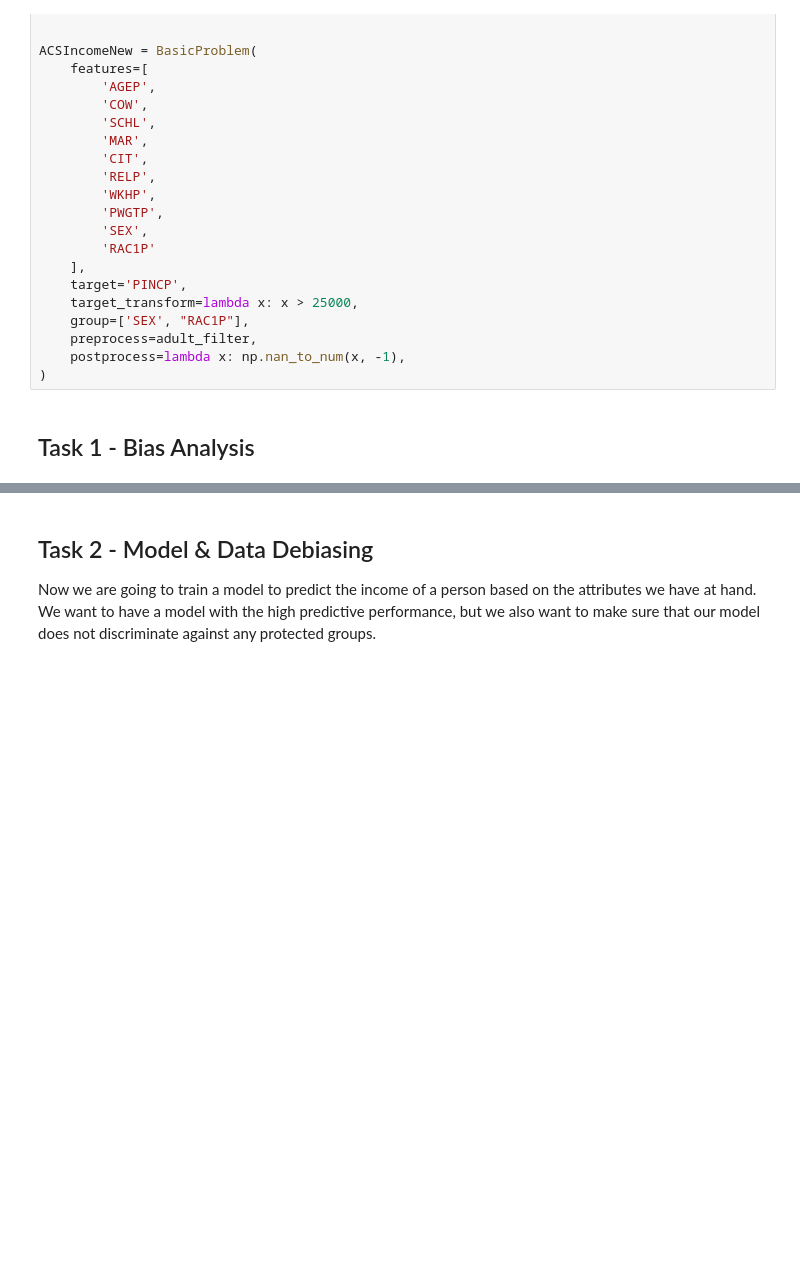
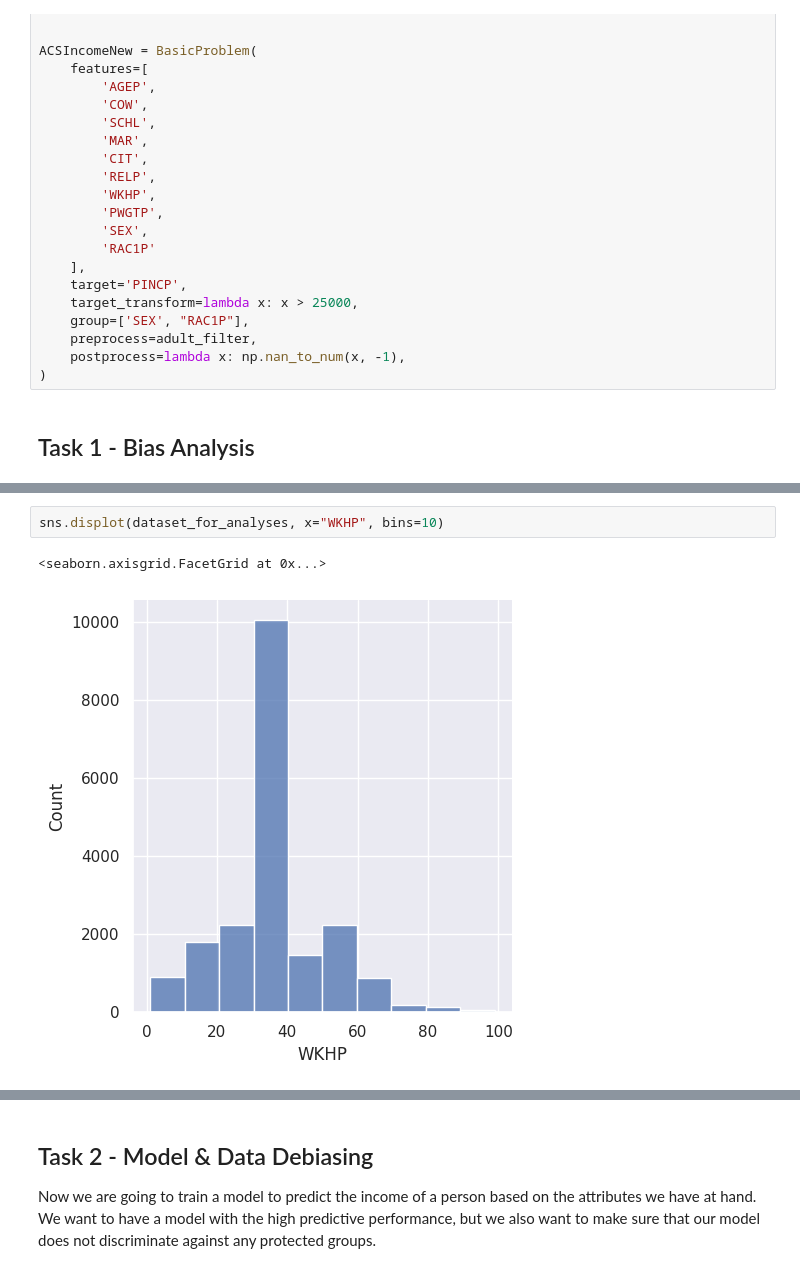
Before and after one commit to jorgedelpozolerida/-KDS_AlgorithmicFairness, a Jupyter notebook: Assignment2/assignment2.ipynb, the cells around one changed output, grey strips where cells are left out. Saved outputs shown, nothing was run; the diff lists cells and outputs as text; blank space fills up the shorter version.

```diff
--- a/Assignment2/assignment2.ipynb
+++ b/Assignment2/assignment2.ipynb
@@ -83,0 +139,5 @@ ACSIncomeNew = BasicProblem(
+# %%
+sns.displot(dataset_for_analyses, x="WKHP", bins=10)
+# %% [output]
+<seaborn.axisgrid.FacetGrid at 0x...>
+[figure, added]
```
Also changed, not shown: parts of 39 cells of this notebook.
